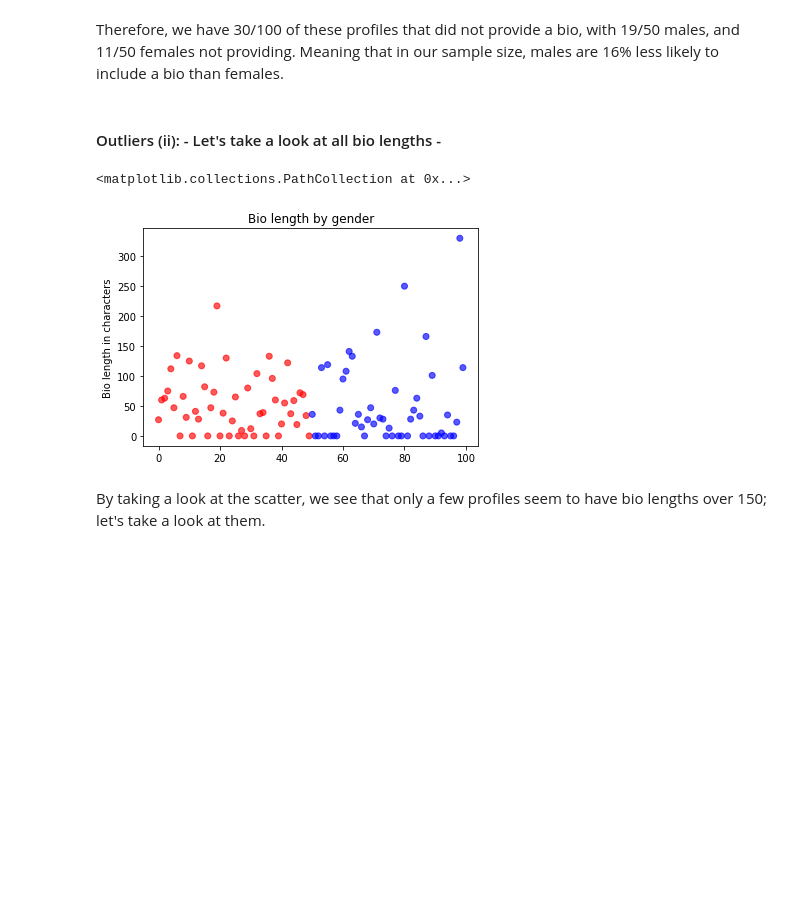
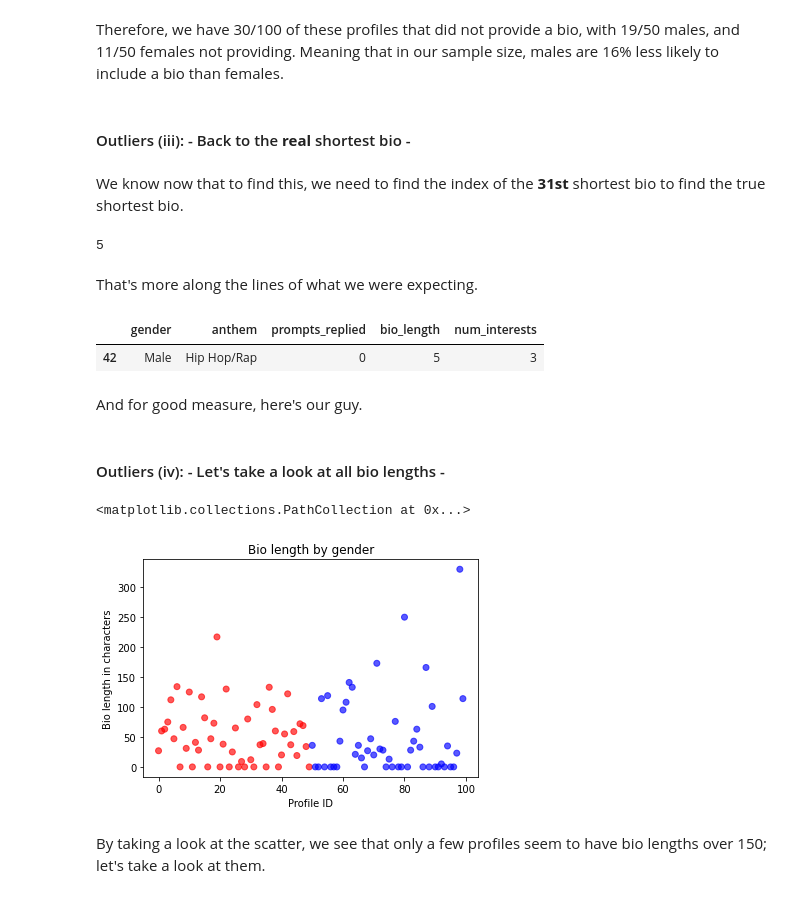
Before and after one commit to ccvale/tinder-profile-analysis, a Jupyter notebook: tinderquery.ipynb, the cells around one changed output. Saved outputs shown, nothing was run; the diff lists cells and outputs as text; code cells hidden in the pictures; blank space fills up the shorter version.

```diff
--- a/tinderquery.ipynb
+++ b/tinderquery.ipynb
@@ -291,19 +295,37 @@ len(females[females.bio_length == 0])
 11
 # %% [markdown]
 Therefore, we have 30/100 of these profiles that did not provide a bio, with 19/50 males, and 11/50 females not providing. Meaning that in our sample size, males are 16% less likely to include a bio than females.
+# %% [markdown]
+#### Outliers (iii): - Back to the **real** shortest bio -
+# %% [markdown]
+We know now that to find this, we need to find the index of the **31st** shortest bio to find the true shortest bio.
+# %%
+profiles.bio_length.nsmallest(31).iloc[-1]
+# %% [output]
+5
+# %% [markdown]
+That's more along the lines of what we were expecting.
+# %%
+profiles[profiles.bio_length == 5]
+# %% [output]
+|  | gender | anthem | prompts_replied | bio_length | num_interests |
+| 42 | Male | Hip Hop/Rap | 0 | 5 | 3 |
+# %% [markdown]
+And for good measure, here's our guy.
 # %% [markdown]
-#### Outliers (ii): - Let's take a look at all bio lengths -
+#### Outliers (iv): - Let's take a look at all bio lengths -
 # %%
 y=list(range(len(profiles.index)))
 colors = {'Male': 'blue', 'Female': 'red'}
 
 plt.title('Bio length by gender')
+plt.xlabel('Profile ID')
 plt.ylabel('Bio length in characters')
 
 plt.scatter(y, profiles['bio_length'], c=profiles['gender'].map(colors), alpha=0.65)
 # %% [output]
 <matplotlib.collections.PathCollection at 0x...>
-[figure, old version]
+[figure, new version]
 # %% [markdown]
 By taking a look at the scatter, we see that only a few profiles seem to have bio lengths over 150; let's take a look at them.
 # %% [markdown]
```
Also changed, not shown: parts of 14 cells of this notebook.
